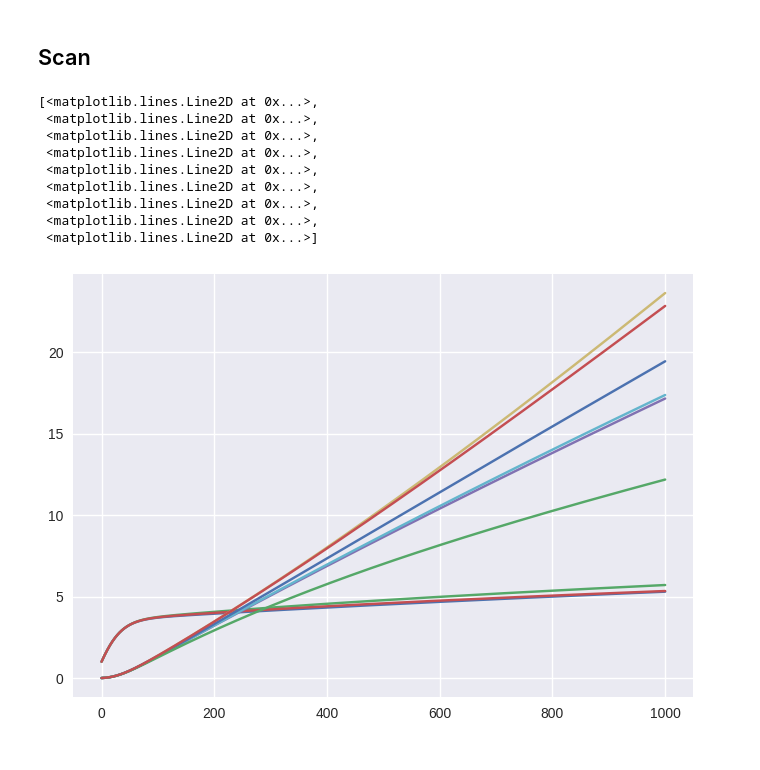
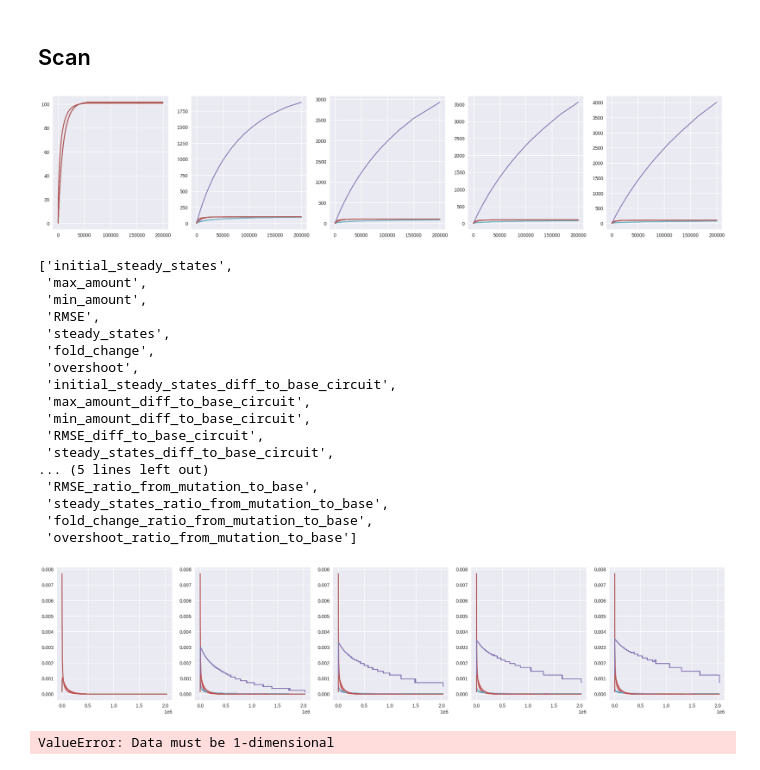
Before and after one commit to olive004/synbio_morpher, a Jupyter notebook: explanations/binding_energy_scan.ipynb, the cells around one changed output. Saved outputs shown, nothing was run; the diff lists cells and outputs as text; code cells hidden in the pictures.

```diff
--- a/explanations/binding_energy_scan.ipynb
+++ b/explanations/binding_energy_scan.ipynb
@@ -270,6 +273,11 @@ def make_reverse_rates(med_model, int_med_model, interaction_matrices):
 kds = ka / Keqs
 b_reverse_rates = make_reverse_rates(med_model, int_med_model, kds)
 # %%
+
+int_med_params = MedSimParams(delta_t= 0.1, t_start=0.0, t_end = 250000.0, poisson_sim_reactions=poiss_simmed, brownian_sim_reaction=brown_simmed)
+int_med_model = get_int_med_model(med_model)
+int_med_state = MedSimInternalState(concentrations=s0, other_factors=jnp.zeros(len(med_model.other_factors)))
+
 sim_dfx = partial(bioreaction_sim_dfx_expanded,
                   y0=s0, t0=int_med_params.t_start, t1=int_med_params.t_end, dt0=int_med_params.delta_t,
                   inputs=int_med_model.reactions.inputs, outputs=int_med_model.reactions.outputs,
@@ -277,33 +285,58 @@ sim_dfx = partial(bioreaction_sim_dfx_expanded,
                   signal=lambda x: x, signal_onehot=np.zeros(len(med_model.species))
                   )
 
-
 def to_vmap_dfx(reverse_rates):
     return sim_dfx(reverse_rates=reverse_rates)
 
-
 vmap_dfx = jax.jit(jax.vmap(to_vmap_dfx))
-res_dfx = vmap_dfx(b_reverse_rates[:5])
+res_dfx = vmap_dfx(b_reverse_rates[:20])
 # %%
 tf = np.argmax(res_dfx.ts[0] >= np.inf)
 y_dfx = res_dfx.ys[:, :tf, :]
 t_dfx = res_dfx.ts[0, :tf]
 # %%
-plt.plot(res_dfx.ts[0, :tf], res_dfx.ys[0, :tf, :])
+fig = plt.figure(figsize=(25, 25))
+for i in range(20):
+    ax = plt.subplot(5,5,i+1)
+    plt.plot(res_dfx.ts[0, :tf], res_dfx.ys[i, :tf, :])
 # plt.legend(model.species[:num_species])
 # %% [output]
-[<matplotlib.lines.Line2D at 0x...>,
- <matplotlib.lines.Line2D at 0x...>,
- <matplotlib.lines.Line2D at 0x...>,
- <matplotlib.lines.Line2D at 0x...>,
- <matplotlib.lines.Line2D at 0x...>,
- <matplotlib.lines.Line2D at 0x...>,
- <matplotlib.lines.Line2D at 0x...>,
- <matplotlib.lines.Line2D at 0x...>,
- <matplotlib.lines.Line2D at 0x...>]
-[figure, old version]
+[figure, new version]
 # %%
 signal_onehot = np.array([i == input_species_idx for i in range(len(med_model.species))] * 1)
 analytics = generate_analytics(y_dfx, t_dfx, labels=model.species,
-                               ref_circuit_data=y_dfx[0], signal_onehot=signal_onehot,
-                               signal_target=med_model.impulse)
+                               ref_circuit_data=y_dfx[0], signal_onehot=None, #signal_onehot,
+                               signal_target=None)
+analytics_types = get_true_names_analytics(analytics)
+analytics_types
+# %% [output]
+['initial_steady_states',
+ 'max_amount',
+ 'min_amount',
+ 'RMSE',
+ 'steady_states',
+ 'fold_change',
+ 'overshoot',
+ 'initial_steady_states_diff_to_base_circuit',
+ 'max_amount_diff_to_base_circuit',
+ 'min_amount_diff_to_base_circuit',
+ 'RMSE_diff_to_base_circuit',
+ 'steady_states_diff_to_base_circuit',
+... (5 lines left out)
+ 'RMSE_ratio_from_mutation_to_base',
+ 'steady_states_ratio_from_mutation_to_base',
+ 'fold_change_ratio_from_mutation_to_base',
+ 'overshoot_ratio_from_mutation_to_base']
+# %%
+fig = plt.figure(figsize=(25, 5))
+for i in range(5):
+    ax = plt.subplot(1,5,i+1)
+    plt.plot(analytics['first_derivative'][i, :, :])
+# plt.legend(model.species[:num_species])
+# %% [output]
+[figure, added]
+# %%
+analytics_df = pd.DataFrame({k: analytics[k] for k in analytics_types}, index=med_model.species)
+analytics_df
+# %% [output]
+ValueError: Data must be 1-dimensional
```
Also changed, not shown: parts of 1 cell of this notebook.
